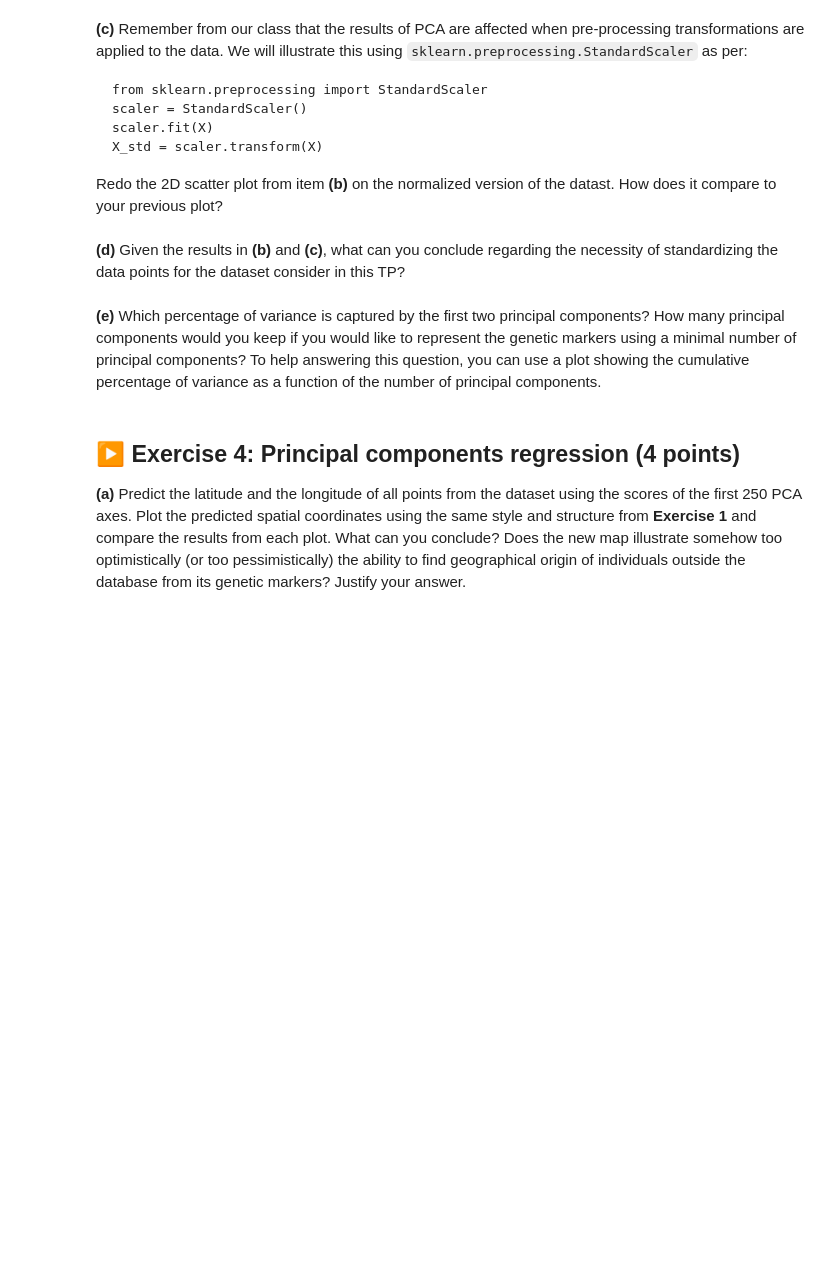
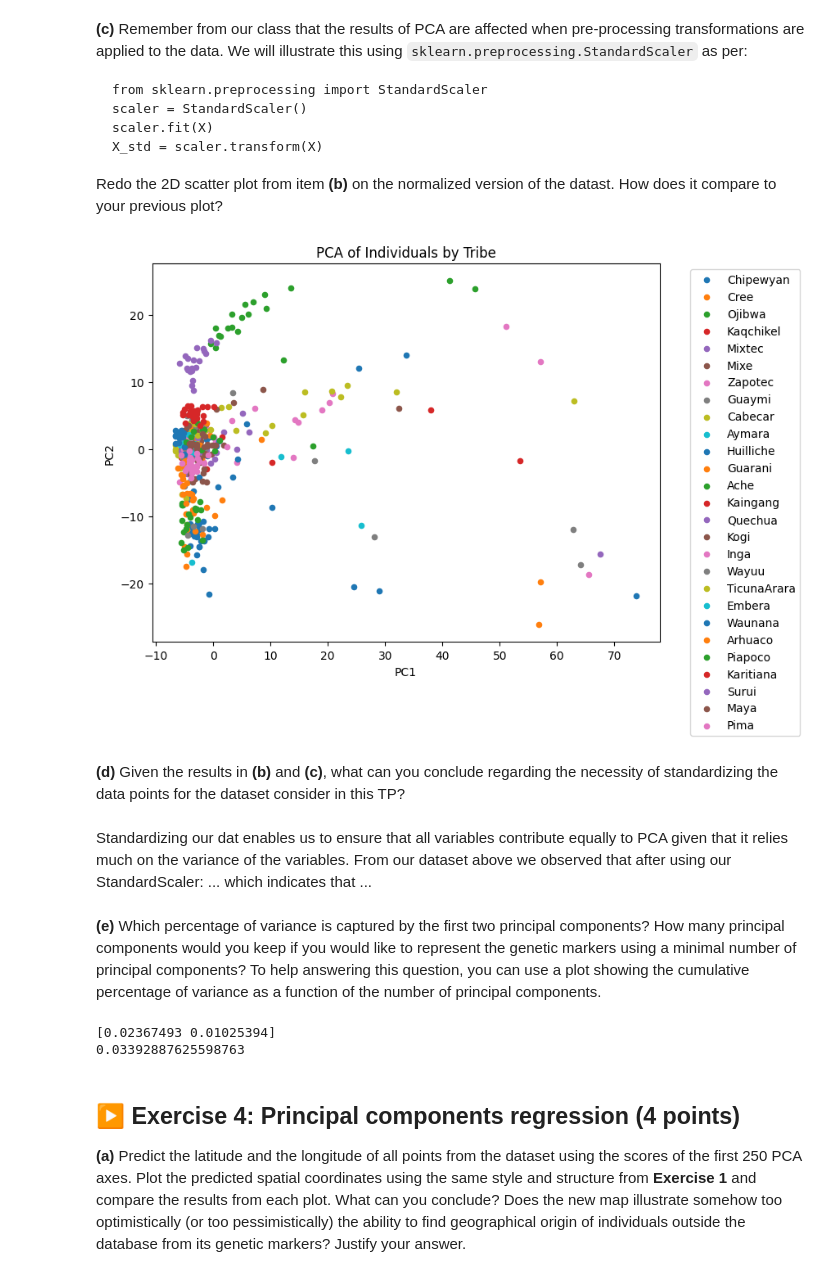
Before and after one commit to Erratu/Stats-S8-TPs, a Jupyter notebook: TP2/TP2.ipynb, the cells around one changed output. Cells and saved outputs as stored; diff of their text form; code cells hidden in the pictures; blank space fills up the shorter version.

````diff
--- a/TP2/TP2.ipynb
+++ b/TP2/TP2.ipynb
@@ -264,10 +248,53 @@ scaler.fit(X)
 X_std = scaler.transform(X)
 ```
 Redo the 2D scatter plot from item **(b)** on the normalized version of the datast. How does it compare to your previous plot?
+# %%
+from sklearn.preprocessing import StandardScaler
+scaler = StandardScaler()
+scaler.fit(X)
+X_std = scaler.transform(X)
+
+pca = PCA(n_components=2)
+X_reduced = pca.fit_transform(X_std)
+
+fig, ax = plt.subplots(figsize=(8,6))
+
+tribes = df["Pop"]
+
+# Plot each tribe separately
+for tribe in tribes.unique():
+    idx = tribes == tribe
+    ax.scatter(
+        X_reduced[idx, 0],
+        X_reduced[idx, 1],
+        label=tribe,
+        s=20
+    )
+
+ax.set(
+    title="PCA of Individuals by Tribe",
+    xlabel="PC1",
+    ylabel="PC2"
+)
+
+ax.legend(bbox_to_anchor=(1.05,1), loc="upper left")
+
+plt.show()
+# %% [output]
+[figure, added]
 # %% [markdown]
 **(d)** Given the results in **(b)** and **(c)**, what can you conclude regarding the necessity of standardizing the data points for the dataset consider in this TP?
+# %% [markdown]
+Standardizing our dat enables us to ensure that all variables contribute equally to PCA given that it relies much on the variance of the variables.
+From our dataset above we observed that after using our StandardScaler: ... which indicates that ...
 # %% [markdown]
 **(e)** Which percentage of variance is captured by the first two principal components? How many principal components would you keep if you would like to represent the genetic markers using a minimal number of principal components? To help answering this question, you can use a plot showing the cumulative percentage of variance as a function of the number of principal components.
+# %%
+print(pca.explained_variance_ratio_)
+print(sum(pca.explained_variance_ratio_))
+# %% [output]
+[0.02367493 0.01025394]
+0.03392887625598763
 # %% [markdown]
 ## ▶️ Exercise 4: Principal components regression (4 points)
 
````
Also changed, not shown: parts of 6 cells of this notebook.
